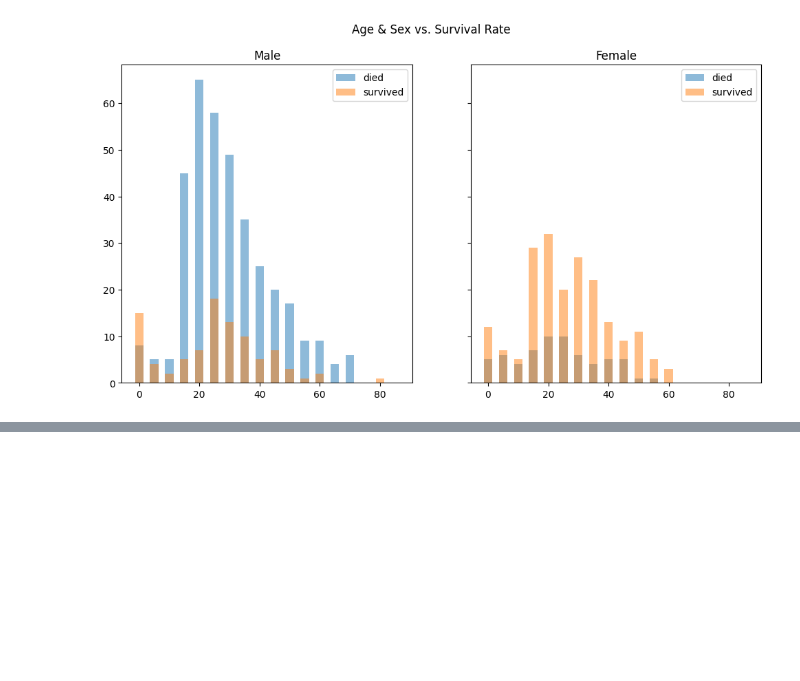
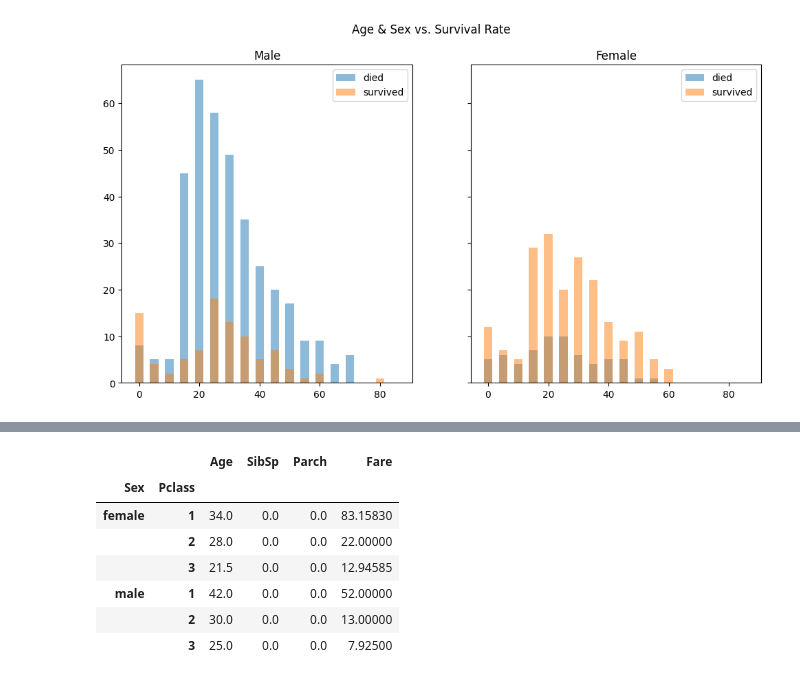
Before and after one commit to alexehrlich/titanic, a Jupyter notebook: data_exploration.ipynb, the cells around one changed output, grey strips where cells are left out. Drawn from its saved outputs; the diff is of its cells as text; code cells hidden in the pictures; blank space fills up the shorter version.

```diff
--- a/data_exploration.ipynb
+++ b/data_exploration.ipynb
@@ -244,0 +278,11 @@ plt.show()
+# %%
+train_df.groupby(['Sex', 'Pclass'])[['Age', 'SibSp', 'Parch', 'Fare']].median()
+# %% [output]
+|  |  | Age | SibSp | Parch | Fare |
+| Sex | Pclass |  |  |  |  |
+| female | 1 | 34.0 | 0.0 | 0.0 | 83.15830 |
+|  | 2 | 28.0 | 0.0 | 0.0 | 22.00000 |
+|  | 3 | 21.5 | 0.0 | 0.0 | 12.94585 |
+| male | 1 | 42.0 | 0.0 | 0.0 | 52.00000 |
+|  | 2 | 30.0 | 0.0 | 0.0 | 13.00000 |
+|  | 3 | 25.0 | 0.0 | 0.0 | 7.92500 |
```
Also changed, not shown: parts of 9 cells of this notebook.
